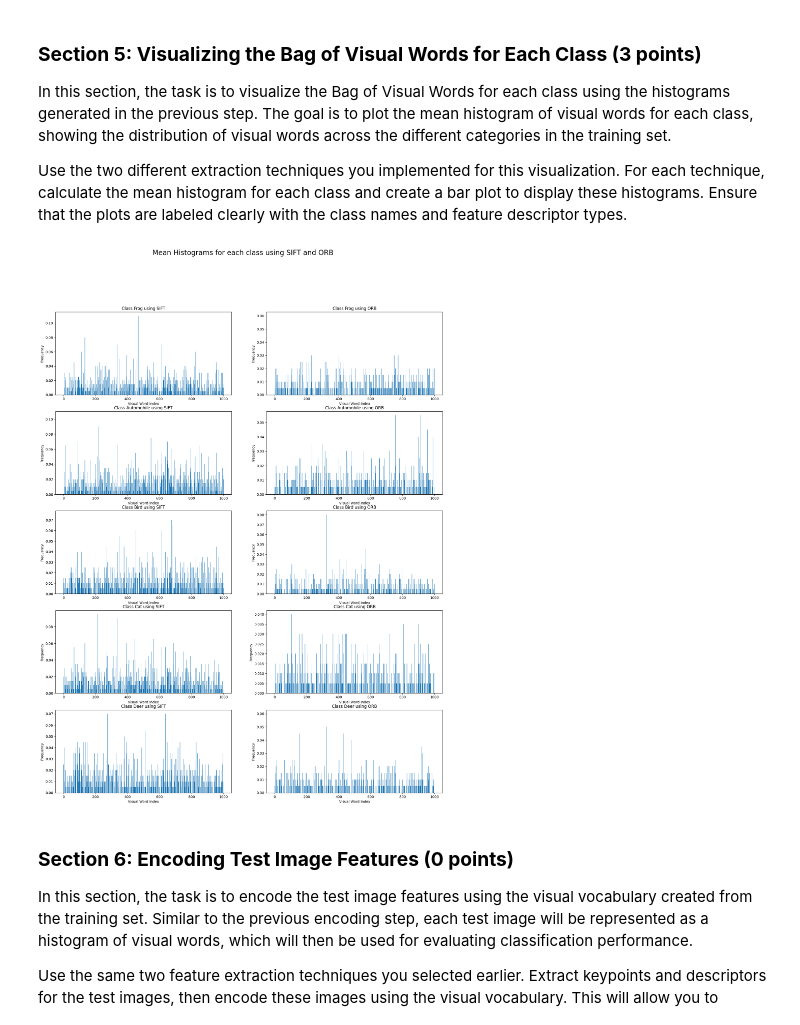
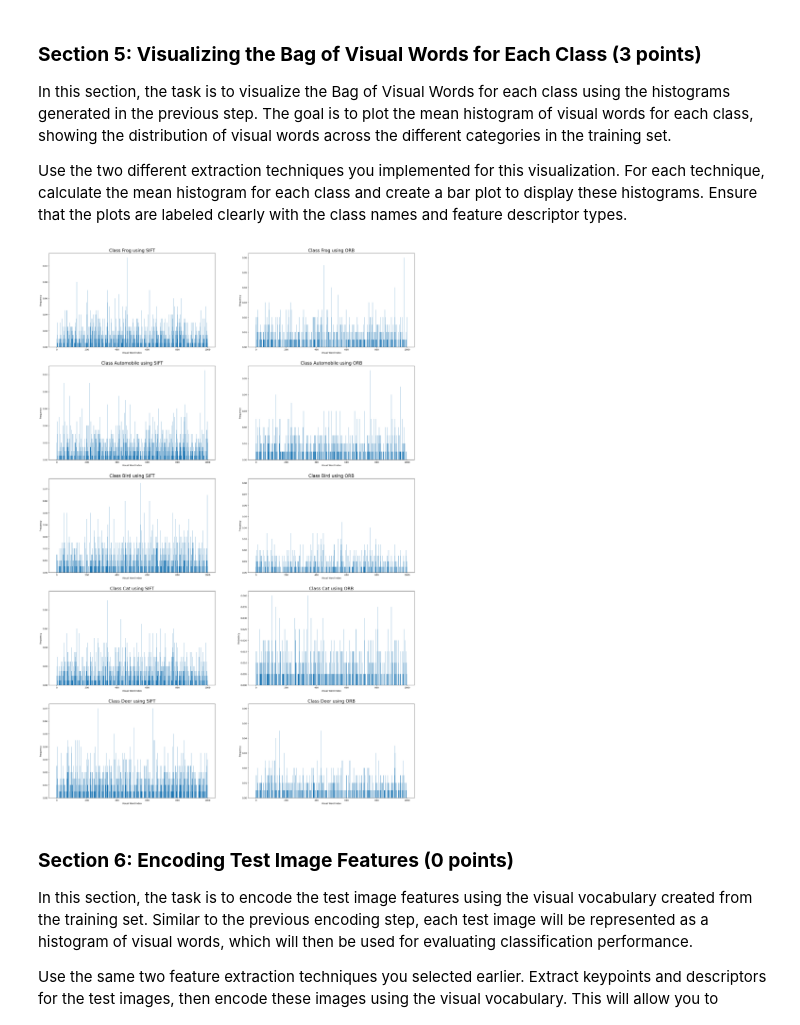
Before and after one commit to meherc99/group44_cv_labs, a Jupyter notebook: cv1-final-lab/cv1-final-lab-part-1.ipynb, the cells around one changed output. Cells and saved outputs as stored; diff of their text form; code cells hidden in the pictures.

```diff
--- a/cv1-final-lab/cv1-final-lab-part-1.ipynb
+++ b/cv1-final-lab/cv1-final-lab-part-1.ipynb
@@ -298,29 +271,29 @@ fig.suptitle("SIFT and ORB Keypoints Extraction for CIFAR-10 Classes", fontsize=
 _resize = True
 for class_label, img_idx in classwise_images.items():
     # print(label)
-    for class_index, class_index in enumerate(img_idx):
-        img = train_images[class_index]
+    for i, idx in enumerate(img_idx):
+        img = train_images[idx]
         # print(i)
         keypoints, descriptors = extract_features(img, 'sift', as_gray=True)
         keypoint_img = cv2.drawKeypoints(img, keypoints, None, flags=cv2.DRAW_MATCHES_FLAGS_DRAW_RICH_KEYPOINTS)
-        ax = axes[class_label, 2*class_index]
+        ax = axes[class_label, 2*i]
 
         if _resize:
             keypoint_img = cv2.resize(keypoint_img, (keypoint_img.shape[1] * 5, keypoint_img.shape[0] * 5), interpolation=cv2.INTER_LINEAR)
 
         ax.imshow(keypoint_img)
-        ax.set_title(f"{classes[class_label]} - Image {class_index+1} using SIFT")
+        ax.set_title(f"{classes[class_label]} - Image {i+1} using SIFT", fontsize=20)
         ax.axis('off')
 
         keypoints, descriptors = extract_features(img, 'orb', as_gray=True)
         keypoint_img = cv2.drawKeypoints(img, keypoints, None, flags=cv2.DRAW_MATCHES_FLAGS_DRAW_RICH_KEYPOINTS)
-        ax = axes[class_label, 2*class_index+1]
+        ax = axes[class_label, 2*i+1]
 
         if _resize:
             keypoint_img = cv2.resize(keypoint_img, (keypoint_img.shape[1] * 5, keypoint_img.shape[0] * 5), interpolation=cv2.INTER_LINEAR)
 
         ax.imshow(keypoint_img)
-        ax.set_title(f"{classes[class_label]} - Image {class_index+1} using ORB")
+        ax.set_title(f"{classes[class_label]} - Image {i+1} using ORB", fontsize=20)
         ax.axis('off')
 
 plt.tight_layout()
@@ -358,7 +327,7 @@ n_iter = 200
 # %%
 fig, axes = plt.subplots(3, 2, figsize=(20, 25))
 
-fig.suptitle("Clustering features for various subset sizes", fontsize=20)
+# fig.suptitle("Clustering features for various subset sizes", fontsize=20)
 
 for idx1, sample_size in enumerate([0.3, 0.4, 0.5]):
     sampled_images, _, sampled_labels, _ = train_test_split(
@@ -380,7 +349,7 @@ for idx1, sample_size in enumerate([0.3, 0.4, 0.5]):
         centroids_2d = pca.transform(visual_vocabulary.centroids[:10])
 
         ax = axes[idx1, idx2]
-        ax.set_title(f"{sample_size*100}% Subset Data (Extraction Method - {ex_method.upper()})")
+        ax.set_title(f"{sample_size*100}% Subset Data (Extraction Method - {ex_method.upper()})", fontsize=20)
 
         ax.scatter(principal_components[:, 0], principal_components[:, 1], c=filtered_cluster_assgns, cmap='viridis')
         ax.scatter(centroids_2d[:, 0], centroids_2d[:, 1], s=200, c='red', marker='X', label='Centroids')
@@ -500,38 +471,38 @@ Use the two different extraction techniques you implemented for this visualizati
 # %%
 # YOUR CODE HERE
 
 # Calculate mean histograms for each class
 mean_histogram_sift = np.zeros((num_classes, num_of_visual_words))
 mean_histogram_orb = np.zeros((num_classes, num_of_visual_words))
 
 for class_idx in range(num_classes):
     class_histograms = train_histograms_sift[train_labels == class_idx]
     mean_histogram_sift[class_idx] = np.mean(class_histograms, axis=0)
 
     class_histograms = train_histograms_orb[train_labels == class_idx]
     mean_histogram_orb[class_idx] = np.mean(class_histograms, axis=0)
 
 # Plot mean histograms for each class
-fig, axes = plt.subplots(num_classes, 2, figsize=(20, 25))
+fig, axes = plt.subplots(num_classes, 2, figsize=(30, 45))
 
-fig.suptitle("Mean Histograms for each class using SIFT and ORB", fontsize=20)
+# fig.suptitle("Mean Histograms for each class using SIFT and ORB", fontsize=20)
 
 for class_label, class_name in classes.items():
     ax = axes[class_label, 0]
     ax.bar(range(num_of_visual_words), mean_histogram_sift[class_label])
     ax.set_xlabel('Visual Word Index')
     ax.set_ylabel('Frequency')
-    ax.set_title(f'Class {class_name} using SIFT')
+    ax.set_title(f'Class {class_name} using SIFT', fontsize=20)
 
     ax = axes[class_label, 1]
     ax.bar(range(num_of_visual_words), mean_histogram_orb[class_label])
     ax.set_xlabel('Visual Word Index')
     ax.set_ylabel('Frequency')
-    ax.set_title(f'Class {class_name} using ORB')
+    ax.set_title(f'Class {class_name} using ORB', fontsize=20)
 
 plt.show()
 # %% [output]
-[figure, old version]
+[figure, new version]
 # %% [markdown]
 <a id="section-6"></a>
 ### **Section 6: Encoding Test Image Features (0 points)**
```
Also changed, not shown: parts of 8 cells of this notebook, 1 other file.
